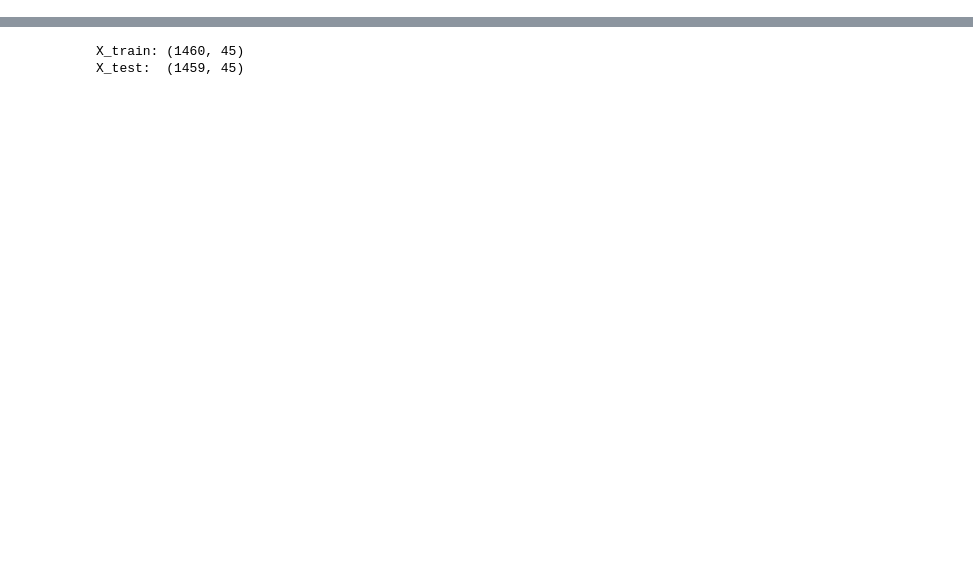
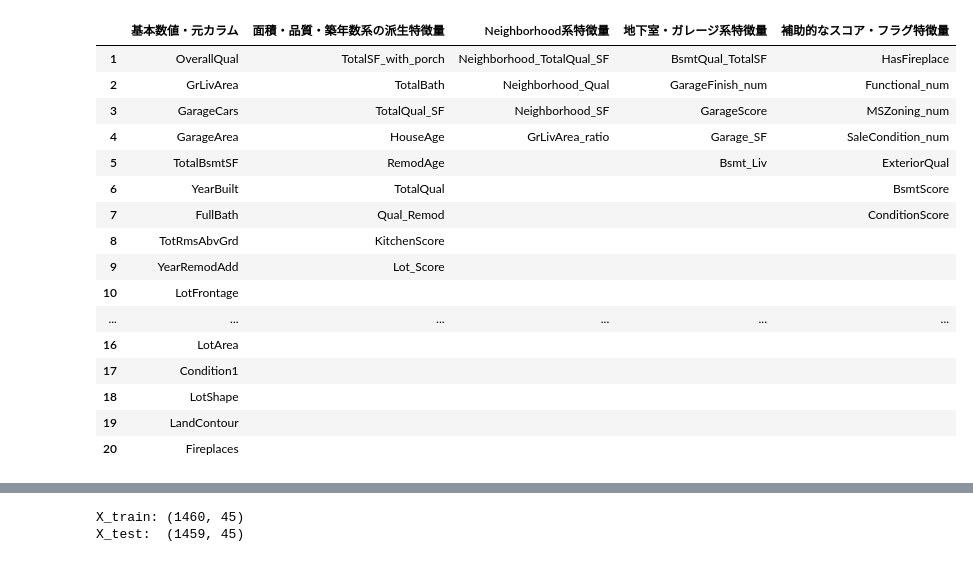
Before and after one commit to minachill/kaggle-house-prices, a Jupyter notebook: notebooks/03_feature_engineering.ipynb, the cells around one changed output, grey strips where cells are left out. Cells and saved outputs as stored; diff of their text form; code cells hidden in the pictures; blank space fills up the shorter version.

```diff
--- a/notebooks/03_feature_engineering.ipynb
+++ b/notebooks/03_feature_engineering.ipynb
@@ -29,0 +169,55 @@ df = convert_types(df)
+# %%
+# 最終採用特徴量をカテゴリごとに整理
+feature_groups = {
+    "基本数値・元カラム": [
+        "OverallQual", "GrLivArea", "GarageCars", "GarageArea",
+        "TotalBsmtSF", "YearBuilt", "FullBath", "TotRmsAbvGrd",
+        "YearRemodAdd", "LotFrontage", "MasVnrArea", "WoodDeckSF",
+        "OpenPorchSF", "BsmtFinSF1", "OverallCond", "LotArea",
+        "Condition1", "LotShape", "LandContour", "Fireplaces",
+    ],
+    "面積・品質・築年数系の派生特徴量": [
+        "TotalSF_with_porch", "TotalBath", "TotalQual_SF",
+        "HouseAge", "RemodAge", "TotalQual", "Qual_Remod",
+        "KitchenScore", "Lot_Score",
+    ],
+    "Neighborhood系特徴量": [
+        "Neighborhood_TotalQual_SF", "Neighborhood_Qual",
+        "Neighborhood_SF", "GrLivArea_ratio",
+    ],
+    "地下室・ガレージ系特徴量": [
+        "BsmtQual_TotalSF", "GarageFinish_num", "GarageScore",
+        "Garage_SF", "Bsmt_Liv",
+    ],
+    "補助的なスコア・フラグ特徴量": [
+        "HasFireplace", "Functional_num", "MSZoning_num",
+        "SaleCondition_num", "ExteriorQual", "BsmtScore",
+        "ConditionScore",
+    ],
+}
+
+group_df = pd.DataFrame({
+    group_name: pd.Series(cols)
+    for group_name, cols in feature_groups.items()
+}).fillna("")
+
+group_df.index = group_df.index + 1
+group_df
+# %% [output]
+|  | 基本数値・元カラム | 面積・品質・築年数系の派生特徴量 | Neighborhood系特徴量 | 地下室・ガレージ系特徴量 | 補助的なスコア・フラグ特徴量 |
+| 1 | OverallQual | TotalSF_with_porch | Neighborhood_TotalQual_SF | BsmtQual_TotalSF | HasFireplace |
+| 2 | GrLivArea | TotalBath | Neighborhood_Qual | GarageFinish_num | Functional_num |
+| 3 | GarageCars | TotalQual_SF | Neighborhood_SF | GarageScore | MSZoning_num |
+| 4 | GarageArea | HouseAge | GrLivArea_ratio | Garage_SF | SaleCondition_num |
+| 5 | TotalBsmtSF | RemodAge |  | Bsmt_Liv | ExteriorQual |
+| 6 | YearBuilt | TotalQual |  |  | BsmtScore |
+| 7 | FullBath | Qual_Remod |  |  | ConditionScore |
+| 8 | TotRmsAbvGrd | KitchenScore |  |  |  |
+| 9 | YearRemodAdd | Lot_Score |  |  |  |
+| 10 | LotFrontage |  |  |  |  |
+| ... | ... | ... | ... | ... | ... |
+| 16 | LotArea |  |  |  |  |
+| 17 | Condition1 |  |  |  |  |
+| 18 | LotShape |  |  |  |  |
+| 19 | LandContour |  |  |  |  |
+| 20 | Fireplaces |  |  |  |  |
```
Also changed, not shown: parts of 25 cells of this notebook.
